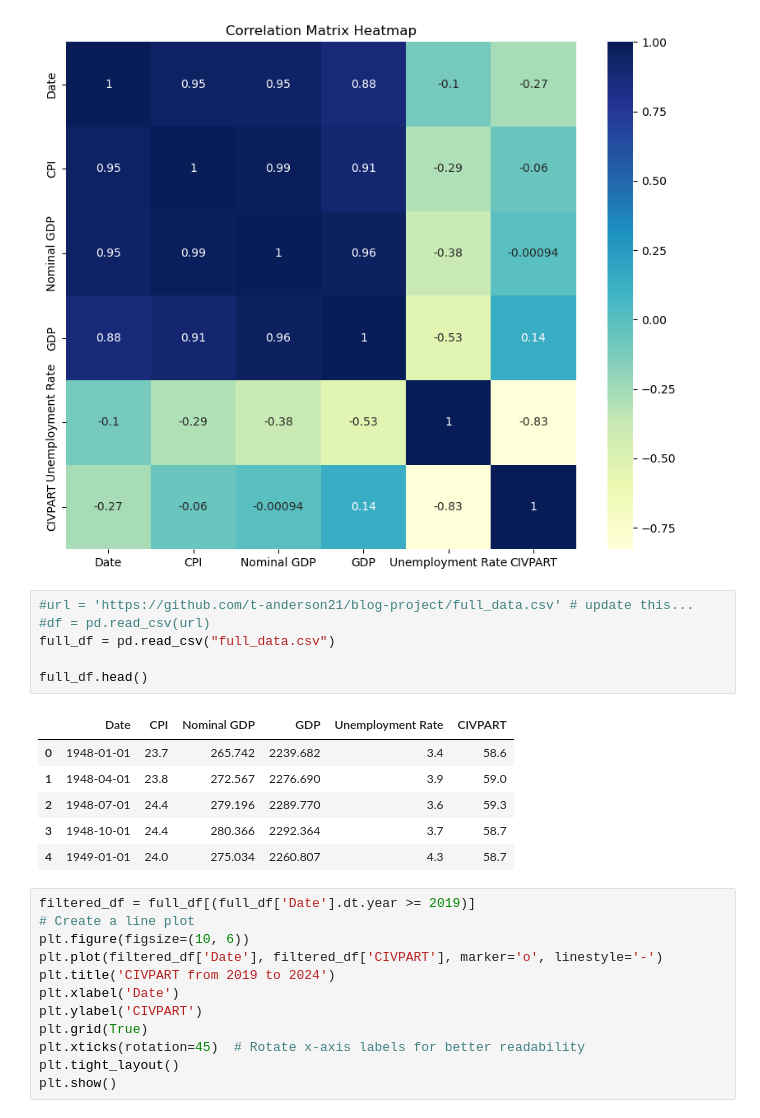
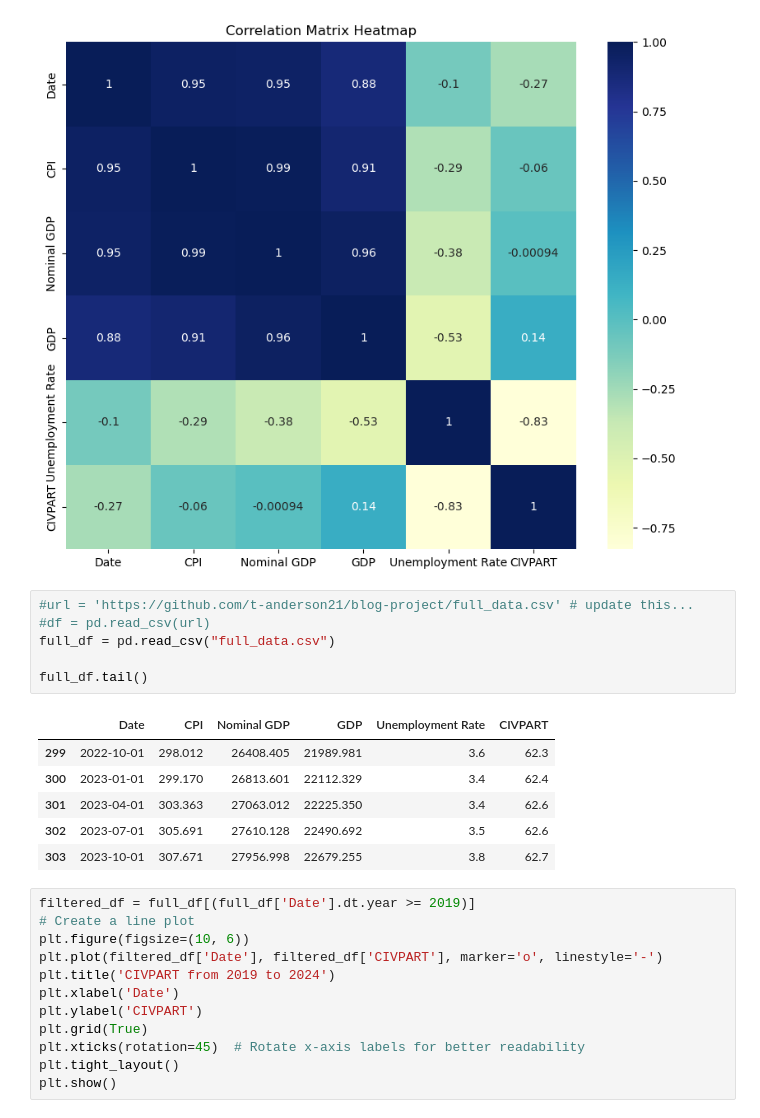
Before and after one commit to t-anderson21/blog-project, a Jupyter notebook: data_project.ipynb, the cells around one changed output. Drawn from its saved outputs; the diff is of its cells as text.

```diff
--- a/data_project.ipynb
+++ b/data_project.ipynb
@@ -322,16 +322,16 @@ DeltaGenerator()
 # %%
 #url = 'https://github.com/t-anderson21/blog-project/full_data.csv' # update this...
 #df = pd.read_csv(url)
 full_df = pd.read_csv("full_data.csv")
 
-full_df.head()
+full_df.tail()
 # %% [output]
 |  | Date | CPI | Nominal GDP | GDP | Unemployment Rate | CIVPART |
-| 0 | 1948-01-01 | 23.7 | 265.742 | 2239.682 | 3.4 | 58.6 |
-| 1 | 1948-04-01 | 23.8 | 272.567 | 2276.690 | 3.9 | 59.0 |
-| 2 | 1948-07-01 | 24.4 | 279.196 | 2289.770 | 3.6 | 59.3 |
-| 3 | 1948-10-01 | 24.4 | 280.366 | 2292.364 | 3.7 | 58.7 |
-| 4 | 1949-01-01 | 24.0 | 275.034 | 2260.807 | 4.3 | 58.7 |
+| 299 | 2022-10-01 | 298.012 | 26408.405 | 21989.981 | 3.6 | 62.3 |
+| 300 | 2023-01-01 | 299.170 | 26813.601 | 22112.329 | 3.4 | 62.4 |
+| 301 | 2023-04-01 | 303.363 | 27063.012 | 22225.350 | 3.4 | 62.6 |
+| 302 | 2023-07-01 | 305.691 | 27610.128 | 22490.692 | 3.5 | 62.6 |
+| 303 | 2023-10-01 | 307.671 | 27956.998 | 22679.255 | 3.8 | 62.7 |
 # %%
 filtered_df = full_df[(full_df['Date'].dt.year >= 2019)]
 # Create a line plot
```
Also changed, not shown: 1 other file.
